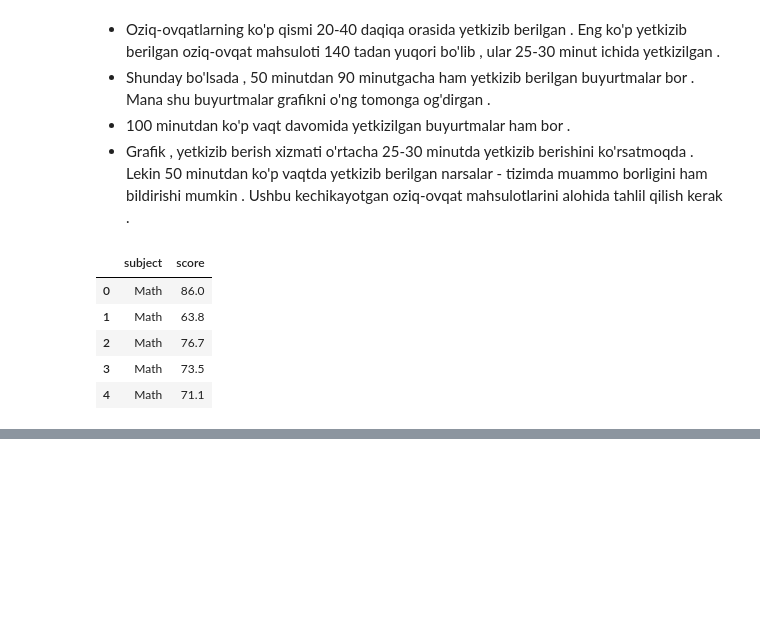
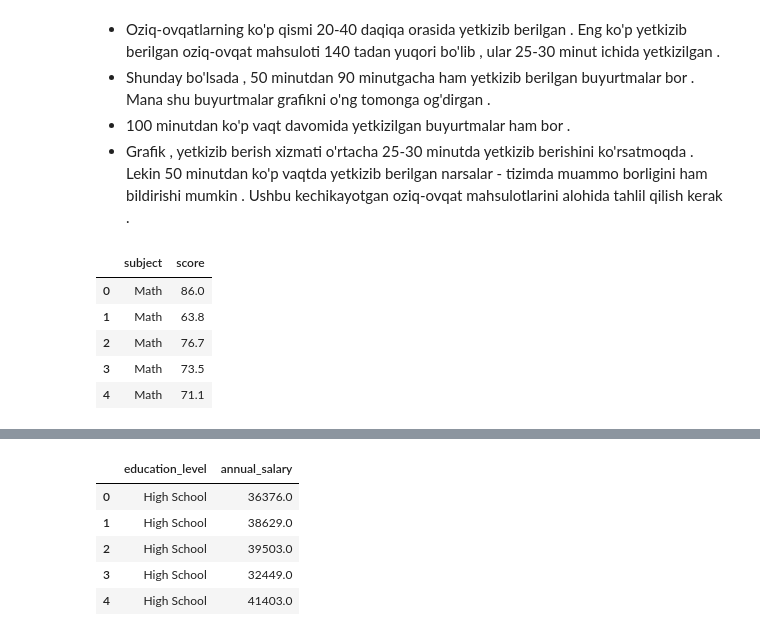
Before and after one commit to izzat-ai/learning-ai, a Jupyter notebook: data_visualization/matplotlib/practice.ipynb, the cells around one changed output, grey strips where cells are left out. Cells and saved outputs as stored; diff of their text form; code cells hidden in the pictures; blank space fills up the shorter version.

```diff
--- a/data_visualization/matplotlib/practice.ipynb
+++ b/data_visualization/matplotlib/practice.ipynb
@@ -420,0 +436,22 @@ plt.show()
+# %%
+# yirik kompaniyaning 800 nafar xodimi bo'yicha, ta'lim darajasi va yillik maoshi ma'lumotlari
+np.random.seed(41)
+
+df_salary_by_edu = pd.DataFrame({
+    'education_level': np.repeat(['High School', 'Bachelor', 'Master', 'PhD'], 200),
+    'annual_salary': np.concatenate([
+        np.random.normal(38000, 6000, 200),
+        np.random.normal(52000, 9000, 200),
+        np.random.normal(68000, 11000, 200),
+        np.random.normal(85000, 15000, 200)
+    ]).clip(20000, None).round(0)
+})
+
+df_salary_by_edu.head()
+# %% [output]
+|  | education_level | annual_salary |
+| 0 | High School | 36376.0 |
+| 1 | High School | 38629.0 |
+| 2 | High School | 39503.0 |
+| 3 | High School | 32449.0 |
+| 4 | High School | 41403.0 |
```
Also changed, not shown: parts of 7 cells of this notebook.
